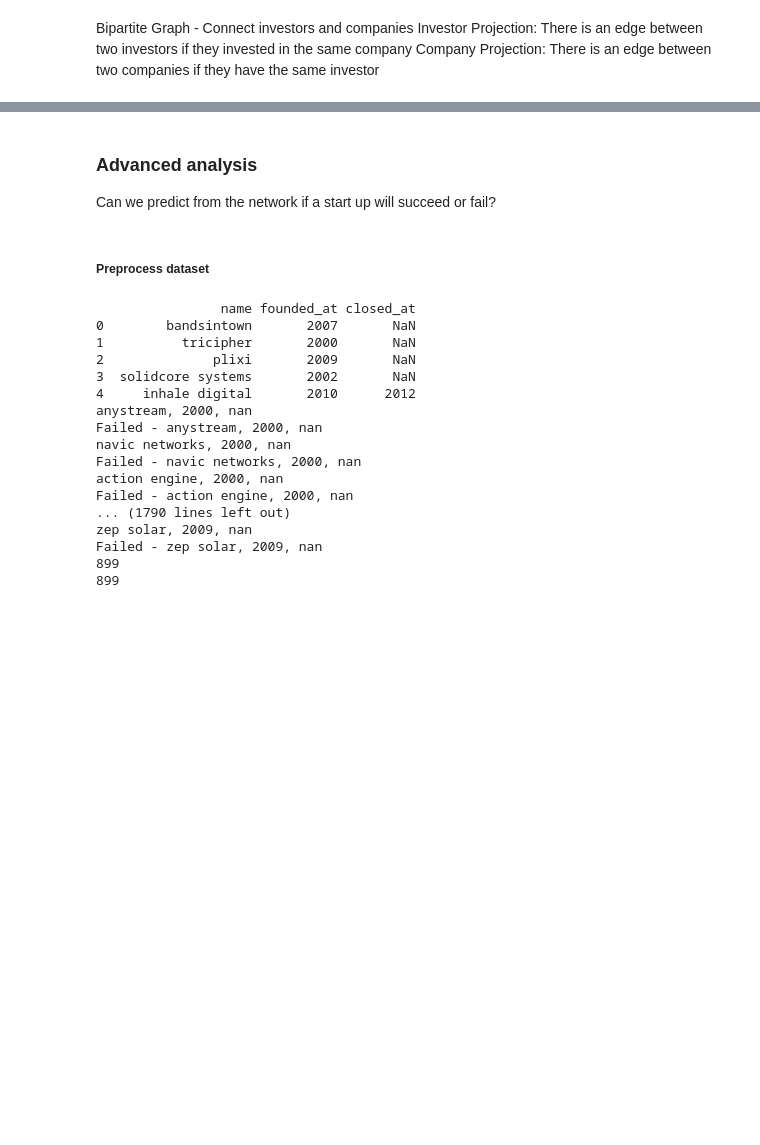
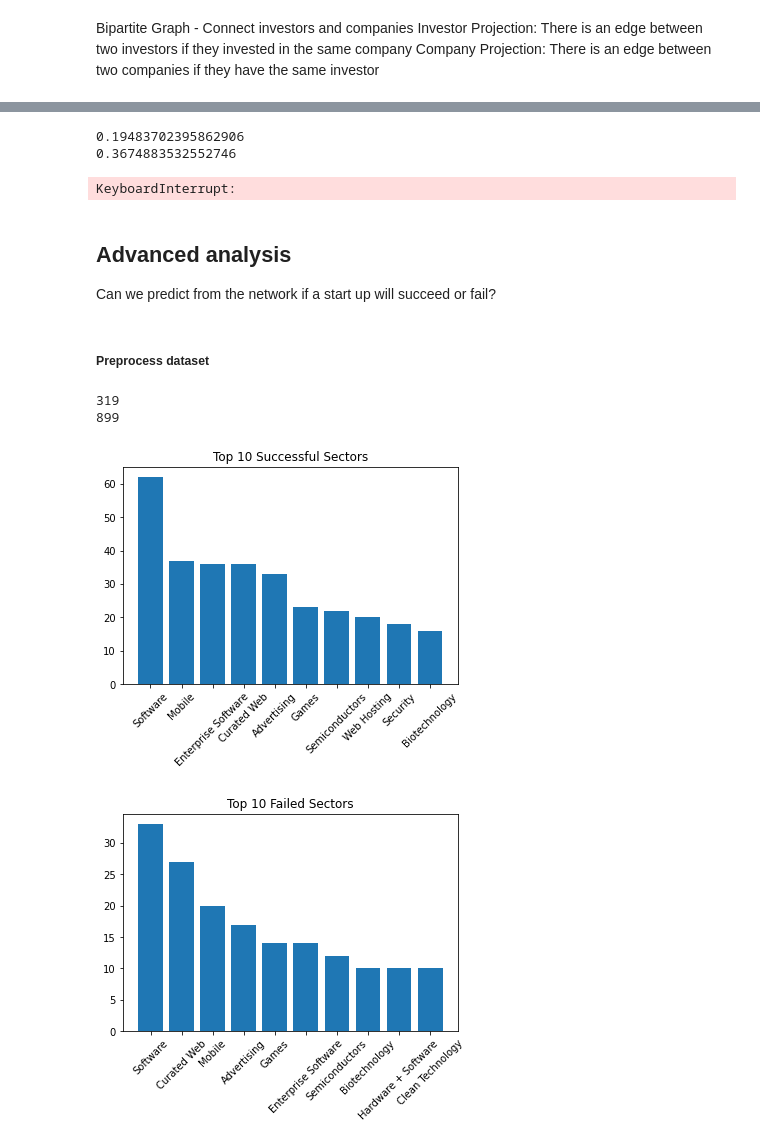
Before and after one commit to omeryefet/Complex_Networks, a Jupyter notebook: Project2022.ipynb, the cells around one changed output, grey strips where cells are left out. Drawn from its saved outputs; the diff is of its cells as text; code cells hidden in the pictures; blank space fills up the shorter version.

```diff
--- a/Project2022.ipynb
+++ b/Project2022.ipynb
@@ -752,18 +716,26 @@ gs3 = [make_investors_graph(df) for df in df_list]
+# %%
+Communitys(gs2[3])
+# %% [output]
+0.19483702395862906
+0.3674883532552746
+KeyboardInterrupt:
 # %% [markdown]
-### Advanced analysis
+## Advanced analysis
 
 Can we predict from the network if a start up will succeed or fail?
 # %% [markdown]
 ##### Preprocess dataset
 # %%
+fail_sectors = defaultdict(int)
+success_sectors = defaultdict(int)
 startup_data = pd.read_csv("data/startup_data.csv", infer_datetime_format=True) # This has american startups
 startup_data = startup_data[['name', 'founded_at', 'closed_at']]
 startup_data['name'] = startup_data.name.apply(lambda x: str(x).lower())
 startup_data['founded_at'] = startup_data.founded_at.apply(lambda x: str(x).split("/")[-1] if x is not None else None) # leave only year
 startup_data['closed_at'] = startup_data.closed_at.apply(lambda x: str(x).split("/")[-1] if x is not None else None)
+original_df['Company_Name'] = original_df['Company_Name'].apply(lambda x: str(x).lower())
 company_names = list(map(lambda x: str(x).lower(), original_df["Company_Name"].unique()))
 startup_names = set(list(map(lambda x: str(x).lower(), startup_data['name'].unique())))
-print(startup_data.head())
 
 years_range = [(1990, 1994), (1995, 1999), (2000, 2004), (2005,2009), (2010, 2014)]
 #startup_df_list = [startup_data[(startup_data['founded_at'] <= year_range[1]) & (startup_data['founded_at'] >= year_range[0])] for year_range in years_range]
@@ -772,31 +744,36 @@ fail_count = 0
 for company in company_names:
     if company in startup_names:
         row = startup_data.loc[startup_data['name'] == company]
+        row_from_original_dataset = original_df.loc[original_df["Company_Name"] == company].iloc[0] # get first match of the company
+        company_sector = row_from_original_dataset.values[1] # values - 0 is name, 1 is market, 2 is investor, 3 fund year 4 usd)
 
         if row.values[0][2] != "nan":
-            print(f"Failed - {row.values[0][0]}, {row.values[0][1]}, {row.values[0][2]}")
             fail_count +=1
+            fail_sectors[company_sector] += 1
         else:
-            print(f"{row.values[0][0]}, {row.values[0][1]}, {row.values[0][2]}")
-
+            success_sectors[company_sector] += 1
         count +=1
 print(fail_count)
 print(count)
+success_histogram = {key:value for key,value in [(k,v) for k, v in sorted(success_sectors.items(), key=lambda item: item[1], reverse=True)][:10]}
+fail_histogram = {key:value for key,value in [(k,v) for k, v in sorted(fail_sectors.items(), key=lambda item: item[1], reverse=True)][:10]}
 # %% [output]
-                name founded_at closed_at
-0        bandsintown       2007       NaN
-1          tricipher       2000       NaN
-2              plixi       2009       NaN
-3  solidcore systems       2002       NaN
-4     inhale digital       2010      2012
-anystream, 2000, nan
-Failed - anystream, 2000, nan
-navic networks, 2000, nan
-Failed - navic networks, 2000, nan
-action engine, 2000, nan
-Failed - action engine, 2000, nan
-... (1790 lines left out)
-zep solar, 2009, nan
-Failed - zep solar, 2009, nan
+319
 899
-899
+# %%
+def plot_histogram(hist,title):
+        plt.rc('font', size=10)          # controls default text sizes
+        plt.title(title)
+        # ax.set_xlabel('Wait time [Minutes]')
+        # ax.set_ylabel('Number of Restaurants')
+        # ax.set_yticks(ticks=np.arange(0, 50, 5))
+        plt.bar(hist.keys(), hist.values())
+        plt.xticks(rotation=45)
+        plt.show()
+
+
+plot_histogram(success_histogram,'Top 10 Successful Sectors')
+plot_histogram(fail_histogram, 'Top 10 Failed Sectors')
+# %% [output]
+[figure, added]
+[figure, added]
```
Also changed, not shown: parts of 23 cells of this notebook, 1 other file.
